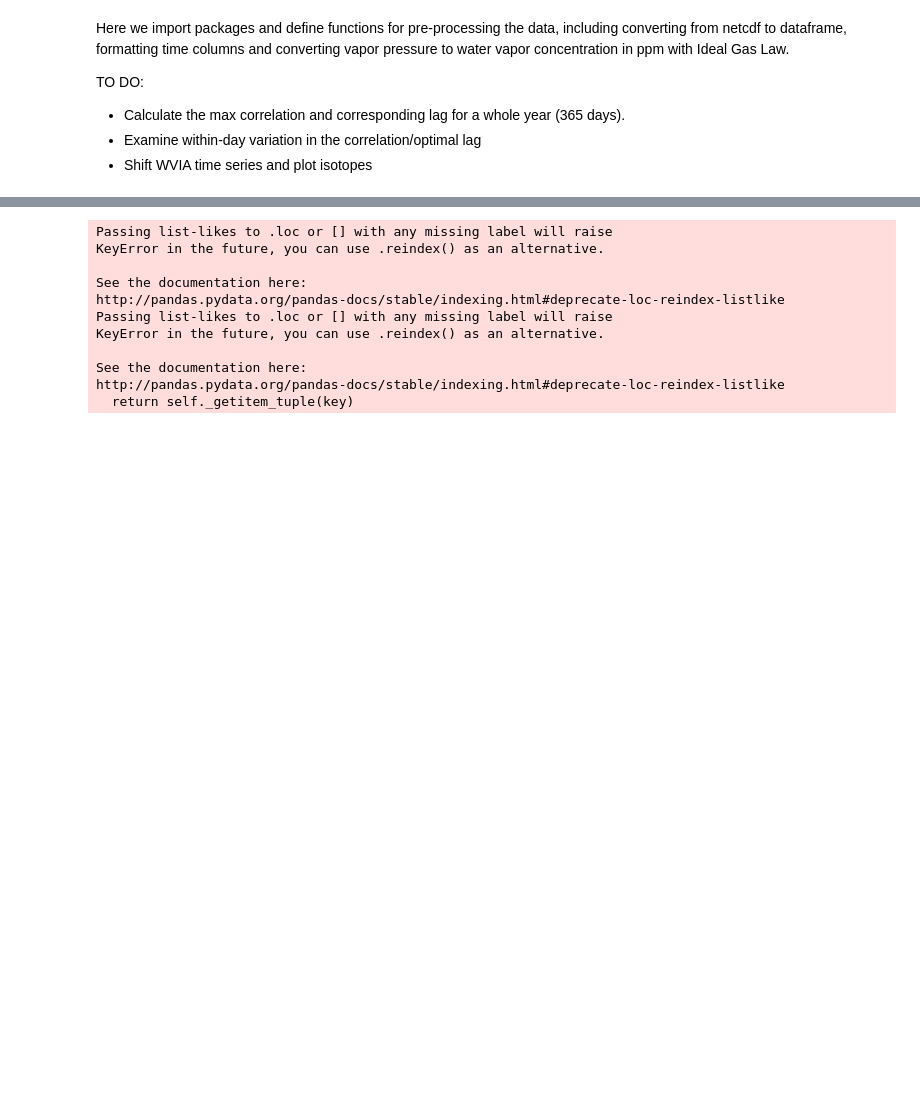
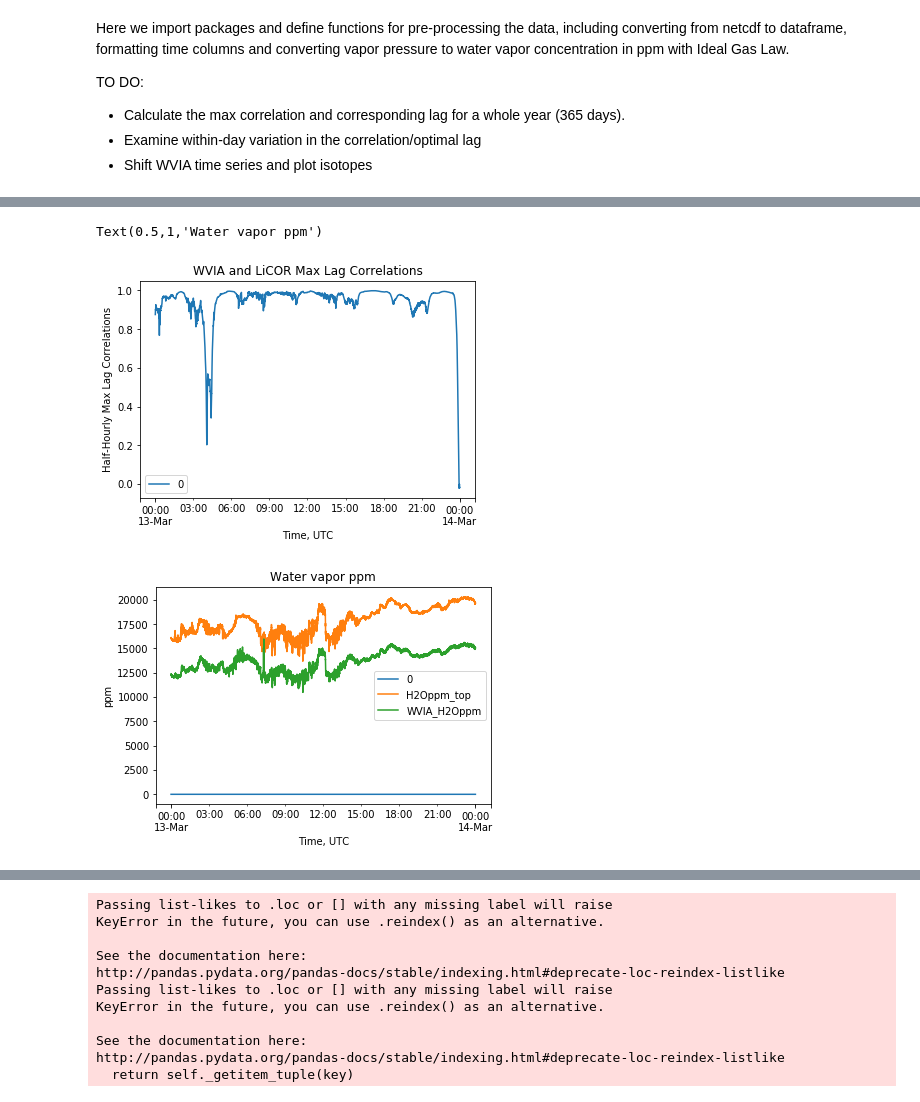
Before and after one commit to rbavery/isoflux, a Jupyter notebook: notebooks/dataexplore.ipynb, the cells around one changed output, grey strips where cells are left out. Cells and saved outputs as stored; diff of their text form; code cells hidden in the pictures; blank space fills up the shorter version.

Commit message:
progress on 30 min lag correlations

```diff
--- a/notebooks/dataexplore.ipynb
+++ b/notebooks/dataexplore.ipynb
@@ -201,0 +172,20 @@ df_dt.rolling(window=1800).corr()
+# %%
+from numpy.lib.stride_tricks import as_strided as strided
+# https://stackoverflow.com/questions/37447347/dataframe-representation-of-a-rolling-window/41406783#41406783
+def get_sliding_window(df, W, return2D=0):
+    a = df.values
+    print(len(a))
+    s0,s1 = a.strides
+    m,n = a.shape
+    #https://docs.scipy.org/doc/numpy-1.13.0/reference/generated/numpy.lib.stride_tricks.as_strided.html
+    #testing striding on full array
+    #out = strided(a,shape=(m-W+1,W,n),strides=(s0,s0,s1), writeable=False)
+    out = strided(a,shape=(m,W,n),strides=(s0,s0,s1), writeable=False)
+    if return2D==1:
+        return out.reshape(a.shape[0]-W+1,-1)
+    else:
+        return out
+
+rolled_df = get_sliding_window(df_dt, 1800)
+top_strided = rolled_df[:,:,0:1]
+bottom_strided = rolled_df[:,:,1]
@@ -201,0 +215,9 @@ df_dt.rolling(window=1800).corr()
+# %%
+%%time
+max_xcorrs = []
+for i,chunk in enumerate(top_strided):
+    top_s_reshaped = np.reshape(top_strided[i],len(top_strided[i]))
+    bottom_s_reshaped = np.reshape(bottom_strided[i],len(bottom_strided[i]))
+    max_xcorrs.append(max_xcorr(top_s_reshaped, bottom_s_reshaped, maxlags=100))
+corr_df = pd.DataFrame(max_xcorrs)
+corr_df.to_csv('max_lag_corrs.csv', index=False)
@@ -201,0 +227,16 @@ df_dt.rolling(window=1800).corr()
+# %%
+df_1sec = df_1sec.reset_index()
+# %%
+corr_df_merge = pd.concat([corr_df, df_1sec], axis=1).set_index('time')
+corr_df_merge.plot(kind='line',y=0)
+plt.ylabel('Half-Hourly Max Lag Correlations')
+plt.xlabel('Time, UTC')
+plt.title('WVIA and LiCOR Max Lag Correlations')
+corr_df_merge.plot(kind='line')
+plt.ylabel('ppm')
+plt.xlabel('Time, UTC')
+plt.title('Water vapor ppm')
+# %% [output]
+Text(0.5,1,'Water vapor ppm')
+[figure, added]
+[figure, added]
```
Also changed, not shown: parts of 9 cells of this notebook.
